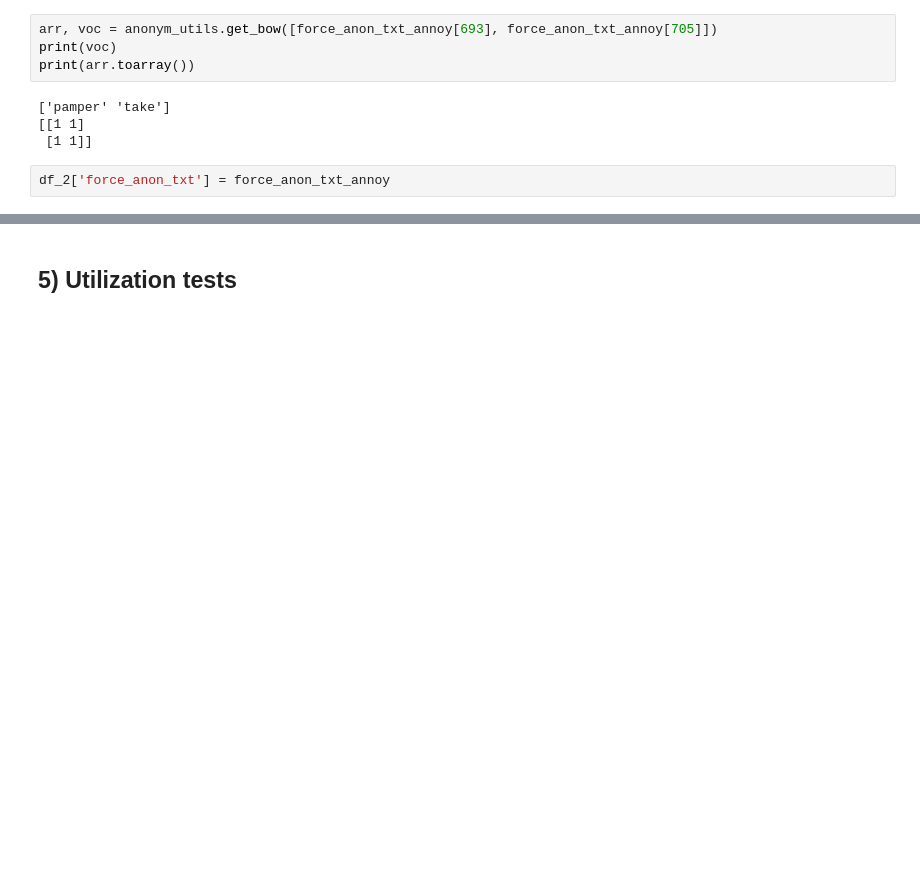
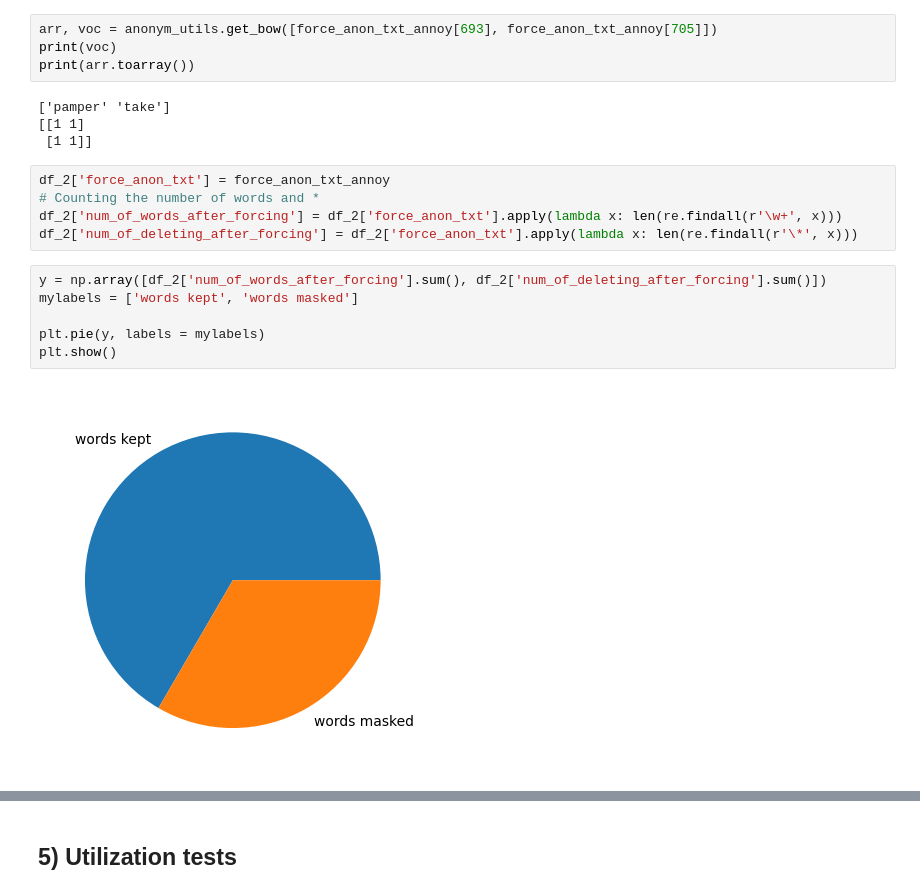
Before and after one commit to neumanh/K-anonymity-fot-texts, a Jupyter notebook: POC_v1.1.ipynb, the cells around one changed output, grey strips where cells are left out. Saved outputs shown, nothing was run; the diff lists cells and outputs as text; blank space fills up the shorter version.

```diff
--- a/POC_v1.1.ipynb
+++ b/POC_v1.1.ipynb
@@ -400,5 +410,16 @@ print(arr.toarray())
 ['pamper' 'take']
 [[1 1]
  [1 1]]
-# %%
-df_2['force_anon_txt'] = force_anon_txt_annoy
+# %%
+df_2['force_anon_txt'] = force_anon_txt_annoy
+# Counting the number of words and *
+df_2['num_of_words_after_forcing'] = df_2['force_anon_txt'].apply(lambda x: len(re.findall(r'\w+', x)))
+df_2['num_of_deleting_after_forcing'] = df_2['force_anon_txt'].apply(lambda x: len(re.findall(r'\*', x)))
+# %%
+y = np.array([df_2['num_of_words_after_forcing'].sum(), df_2['num_of_deleting_after_forcing'].sum()])
+mylabels = ['words kept', 'words masked']
+
+plt.pie(y, labels = mylabels)
+plt.show()
+# %% [output]
+[figure, added]
```
Also changed, not shown: parts of 33 cells of this notebook, 3 other files.
